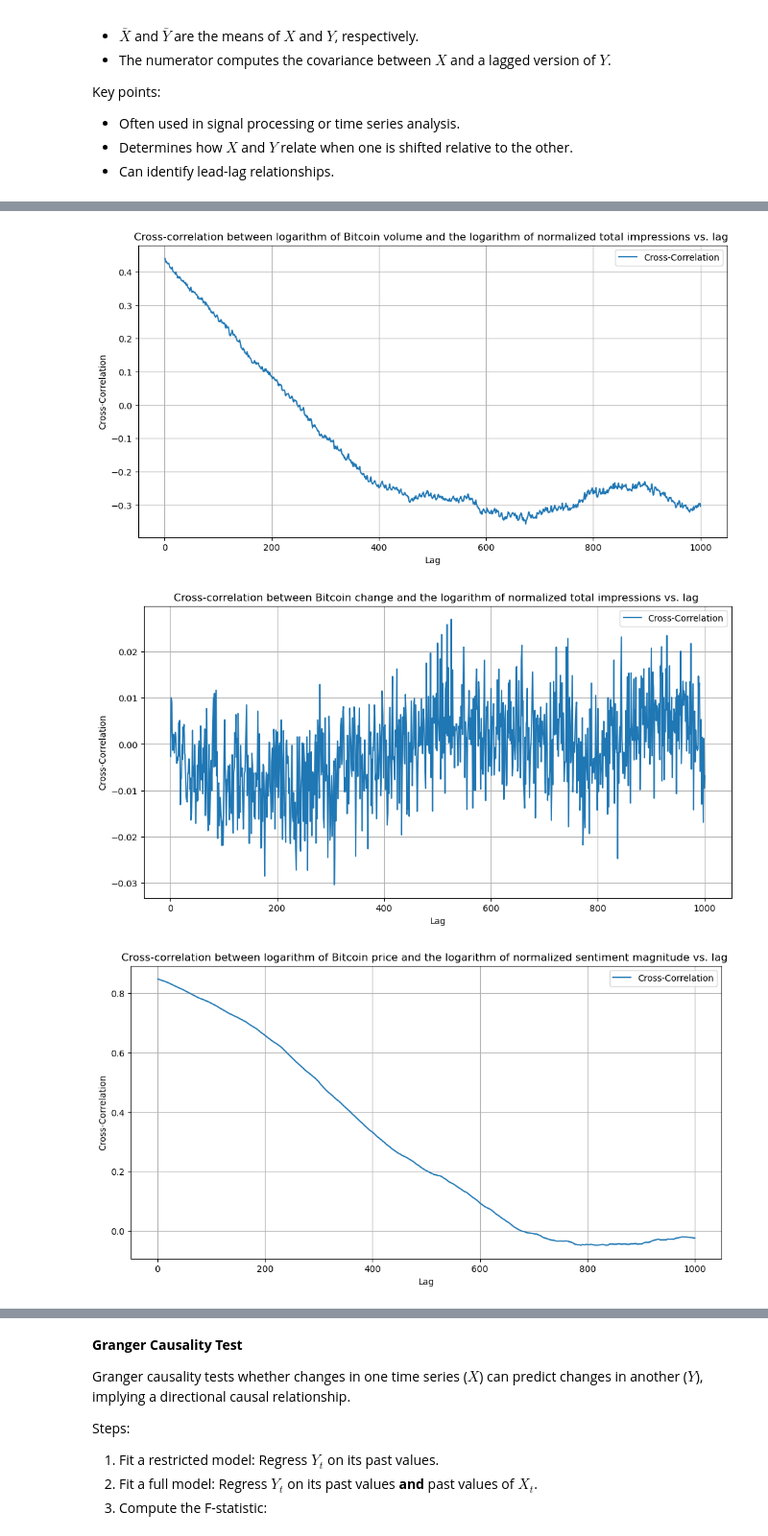
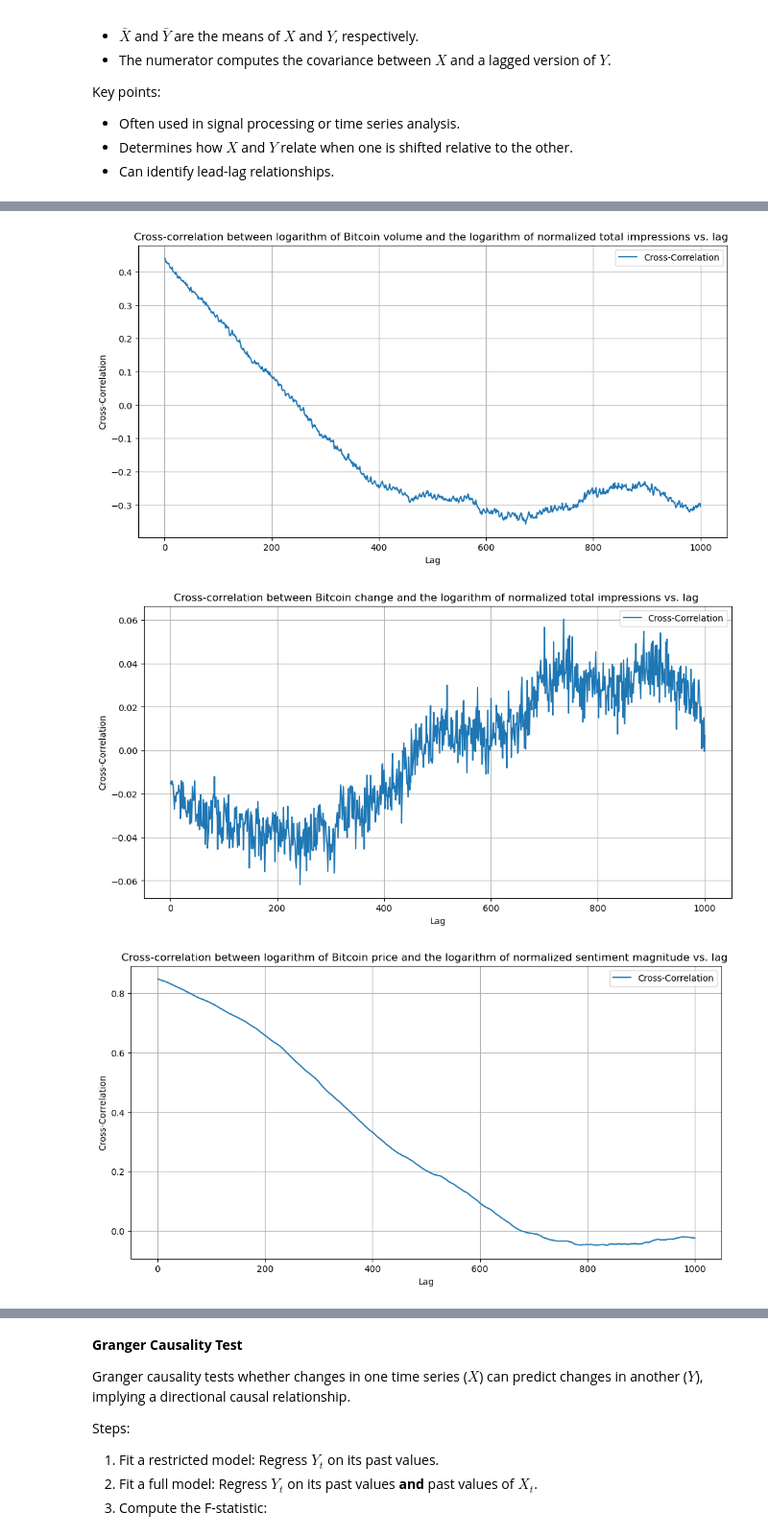
Before and after one commit to finn-prins/Scientific-Data-Analysis-Project, a Jupyter notebook: team_11.ipynb, the cells around one changed output, grey strips where cells are left out. Shown at 96% size. Cells and saved outputs as stored; diff of their text form; code cells hidden in the pictures.

```diff
--- a/team_11.ipynb
+++ b/team_11.ipynb
@@ -259,12 +259,13 @@ bitcoin = bitcoin.fillna(0)
 # Adding 1 to avoid log(0) and interpolting for missing values
 log_price = np.log(bitcoin['price'] + 1).interpolate(method='linear')
 log_volume = np.log(bitcoin['volume'] + 1).interpolate(method='linear')
+log_change = np.log(abs(bitcoin['change']) + 1) * np.sign(bitcoin['change'])
 log_impressions = np.log(impressions['total'] + 1).interpolate(method='linear')
 log_sentiment = np.log(impressions['sentiment'] + 1).interpolate(method='linear')
 
 adf_price = adfuller(log_price)
 adf_volume = adfuller(log_volume)
-adf_change = adfuller(bitcoin['change'])
+adf_change = adfuller(log_change)
 adf_impressions = adfuller(log_impressions)
 adf_sentiment = adfuller(log_sentiment)
 
@@ -293,7 +294,7 @@ plt.show()
 
 # Bitcoin change vs log total impressions
 plt.figure(figsize=(12, 6))
-plt.plot(date_range, bitcoin['change'], label='Bitcoin Daily Change', color='#1f77b4')
+plt.plot(date_range, log_change, label='Bitcoin Daily Change', color='#1f77b4')
 plt.plot(date_range, log_impressions, label='Log Daily Normalized Total Impressions', color='#ff7f0e')
 plt.legend()
 plt.grid(True)
@@ -319,7 +320,7 @@ plt.show()
 
 # Bitcoin change vs log sentiment magnitude
 plt.figure(figsize=(12, 6))
-plt.plot(date_range, bitcoin['change'], label='Bitcoin Daily Change', color='#1f77b4')
+plt.plot(date_range, log_change, label='Bitcoin Daily Change', color='#1f77b4')
 plt.plot(date_range, log_sentiment, label='Log Daily Normalized Total Impressions', color='#ff7f0e')
 plt.legend()
 plt.grid(True)
@@ -603,7 +604,7 @@ plt.grid(True)
 plt.show()
 
 plt.figure(figsize=(12, 6))
-plt.plot(range(1, max_lag + 1), [cross_correlation(bitcoin['change'], log_impressions, lag=lag) for lag in range(1, max_lag + 1)], label='Cross-Correlation')
+plt.plot(range(1, max_lag + 1), [cross_correlation(log_change, log_impressions, lag=lag) for lag in range(1, max_lag + 1)], label='Cross-Correlation')
 plt.title('Cross-correlation between Bitcoin change and the logarithm of normalized total impressions vs. lag ')
 plt.xlabel('Lag')
 plt.ylabel('Cross-Correlation')
@@ -612,34 +613,34 @@ plt.grid(True)
 plt.show()
 
 plt.figure(figsize=(12, 6))
 plt.plot(range(1, max_lag + 1), [cross_correlation(log_price, log_sentiment, lag=lag) for lag in range(1, max_lag + 1)], label='Cross-Correlation')
 plt.title('Cross-correlation between logarithm of Bitcoin price and the logarithm of normalized sentiment magnitude vs. lag ')
 plt.xlabel('Lag')
 plt.ylabel('Cross-Correlation')
 plt.legend()
 plt.grid(True)
 plt.show()
 
 plt.figure(figsize=(12, 6))
 plt.plot(range(1, max_lag + 1), [cross_correlation(log_volume, log_sentiment, lag=lag) for lag in range(1, max_lag + 1)], label='Cross-Correlation')
 plt.title('Cross-correlation between logarithm of Bitcoin volume and the logarithm of normalized sentiment magnitude vs. lag ')
 plt.xlabel('Lag')
 plt.ylabel('Cross-Correlation')
 plt.legend()
 plt.grid(True)
 plt.show()
 
 plt.figure(figsize=(12, 6))
-plt.plot(range(1, max_lag + 1), [cross_correlation(bitcoin['change'], log_sentiment, lag=lag) for lag in range(1, max_lag + 1)], label='Cross-Correlation')
+plt.plot(range(1, max_lag + 1), [cross_correlation(log_change, log_sentiment, lag=lag) for lag in range(1, max_lag + 1)], label='Cross-Correlation')
 plt.title('Cross-correlation between Bitcoin change and the logarithm of normalized sentiment magnitude vs. lag ')
 plt.xlabel('Lag')
 plt.ylabel('Cross-Correlation')
 plt.legend()
 plt.grid(True)
 plt.show()
 # %% [output]
 [figure]
 [figure]
-[figure, old version]
+[figure, new version]
 [figure]
 [figure]
```
Also changed, not shown: parts of 6 cells of this notebook.
